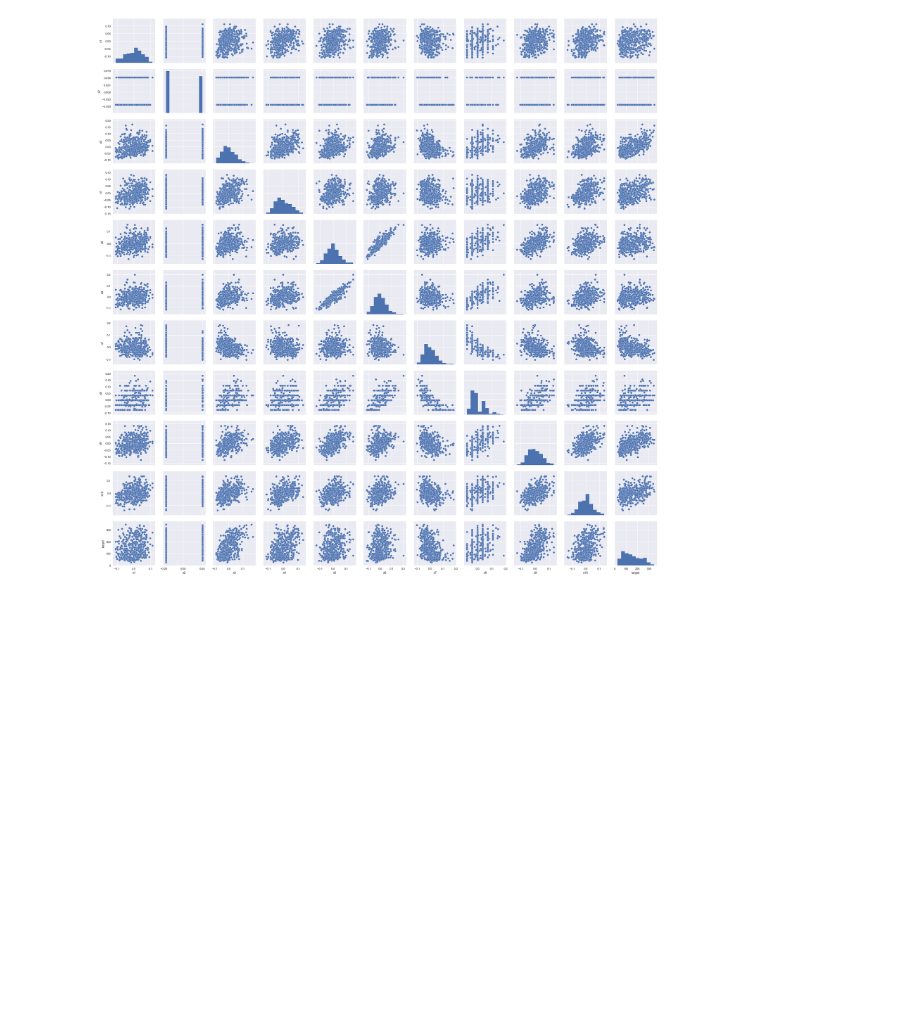
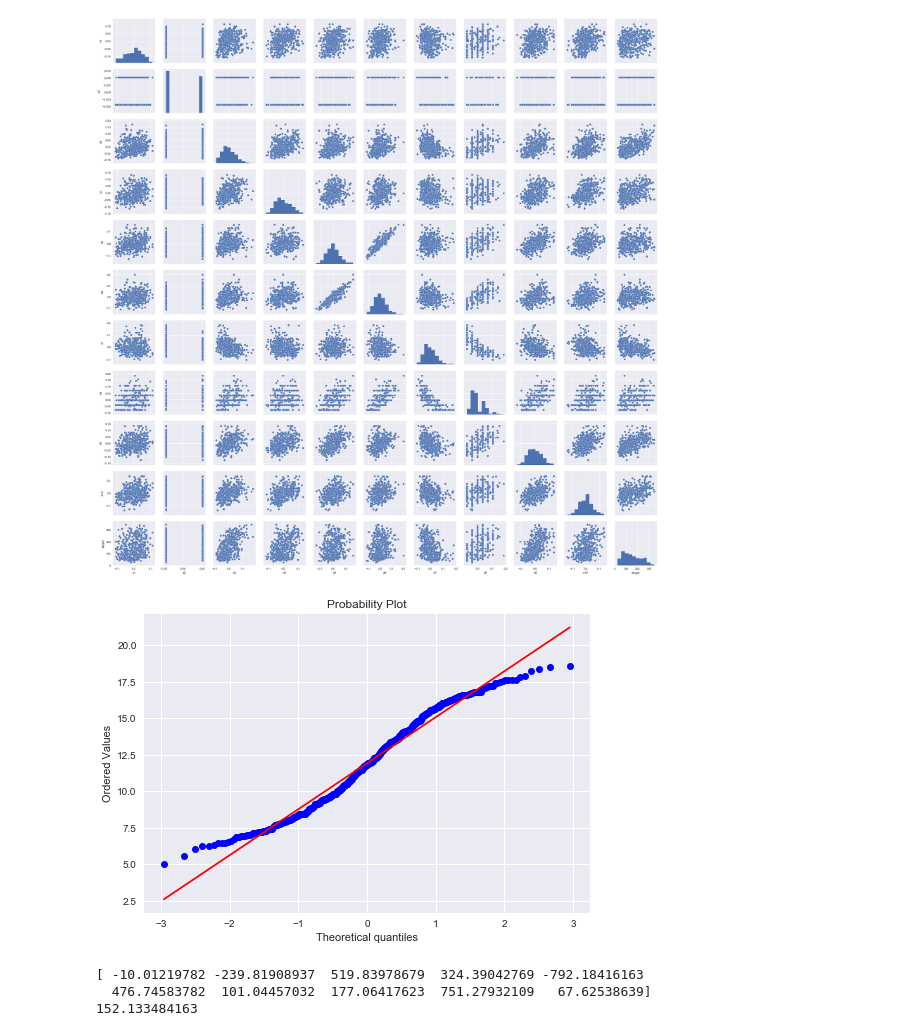
Before and after one commit to ehera2002/dss4_study, a Jupyter notebook: diabetes_regression.ipynb, the cells around one changed output. Saved outputs shown, nothing was run; the diff lists cells and outputs as text; code cells hidden in the pictures; blank space fills up the shorter version.

```diff
--- a/diabetes_regression.ipynb
+++ b/diabetes_regression.ipynb
@@ -34,3 +34,20 @@ sns.pairplot(df.ix[:,:])
 plt.show()
 # %% [output]
 [figure]
+# %%
+import numpy as np
+import scipy as sp
+from scipy import stats
+sp.stats.probplot(np.sqrt(diabetes.target), plot = plt)
+plt.show()
+# %% [output]
+[figure, added]
+# %%
+from sklearn.linear_model import LinearRegression
+model_diabetes = LinearRegression().fit(diabetes.data, diabetes.target)
+print(model_diabetes.coef_)
+print(model_diabetes.intercept_)
+# %% [output]
+[ -10.01219782 -239.81908937  519.83978679  324.39042769 -792.18416163
+  476.74583782  101.04457032  177.06417623  751.27932109   67.62538639]
+152.133484163
```
Also changed, not shown: parts of 4 cells of this notebook, 2 other files.
